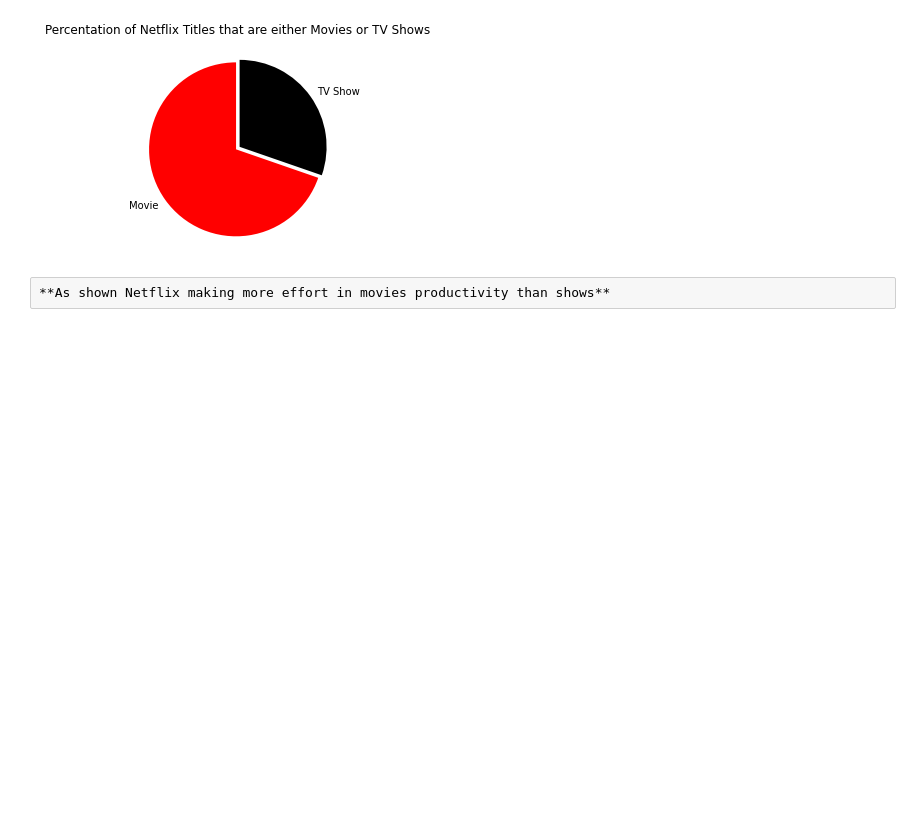
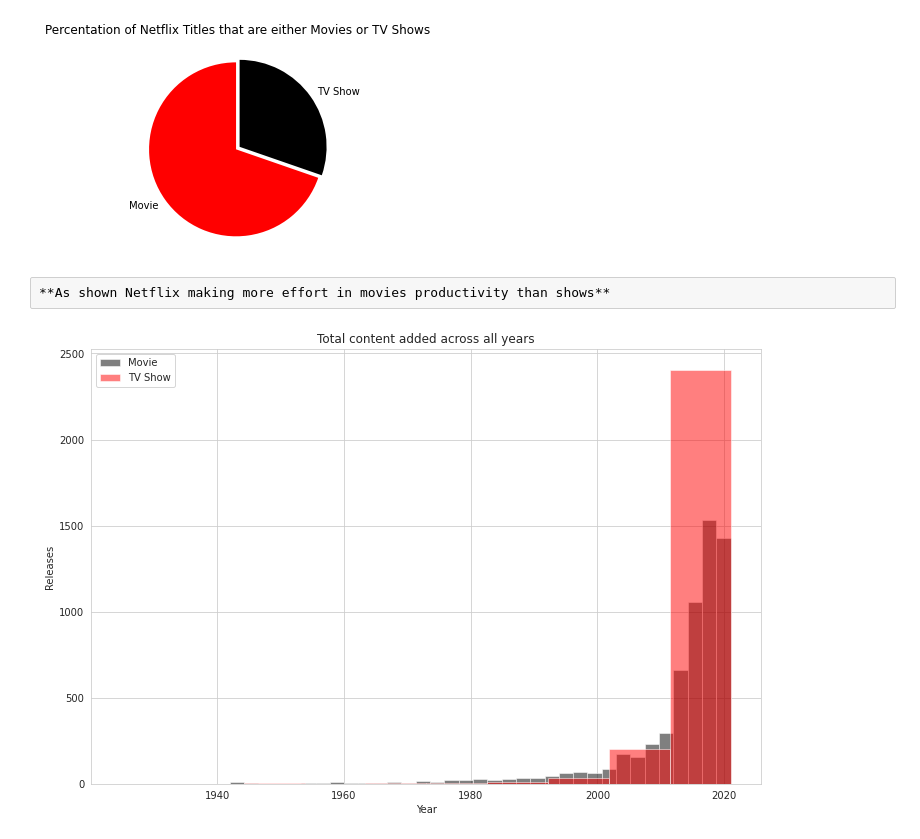
Before and after one commit to Maram-Alsharif/Netflix-Data-Cleaning-Analysis-and-Visualization, a Jupyter notebook: netflix.ipynb, the cells around one changed output. Saved outputs shown, nothing was run; the diff lists cells and outputs as text; code cells hidden in the pictures; blank space fills up the shorter version.

Commit message:
Kaggle Notebook | Netflix | Version 5

```diff
--- a/netflix.ipynb
+++ b/netflix.ipynb
@@ -363,0 +378,14 @@ plt.show()
+# %%
+sns.set_style("whitegrid")
+plt.figure(figsize=(12, 8))
+netflix_df_show_index[netflix_df_show_index.type=='Movie'].release_year.plot(bins=35, kind='hist', color='black',
+                                       label='Movie Release', alpha=0.5)
+netflix_df_show_index[netflix_df_show_index.type=='TV Show'].release_year.plot(kind='hist', color='red',
+                                       label='Series Release', alpha=0.5)
+plt.title('Total content added across all years')
+plt.legend(['Movie','TV Show'])
+plt.ylabel('Releases')
+plt.xlabel('Year')
+plt.show()
+# %% [output]
+[figure, added]
```
Also changed, not shown: parts of 6 cells of this notebook.
